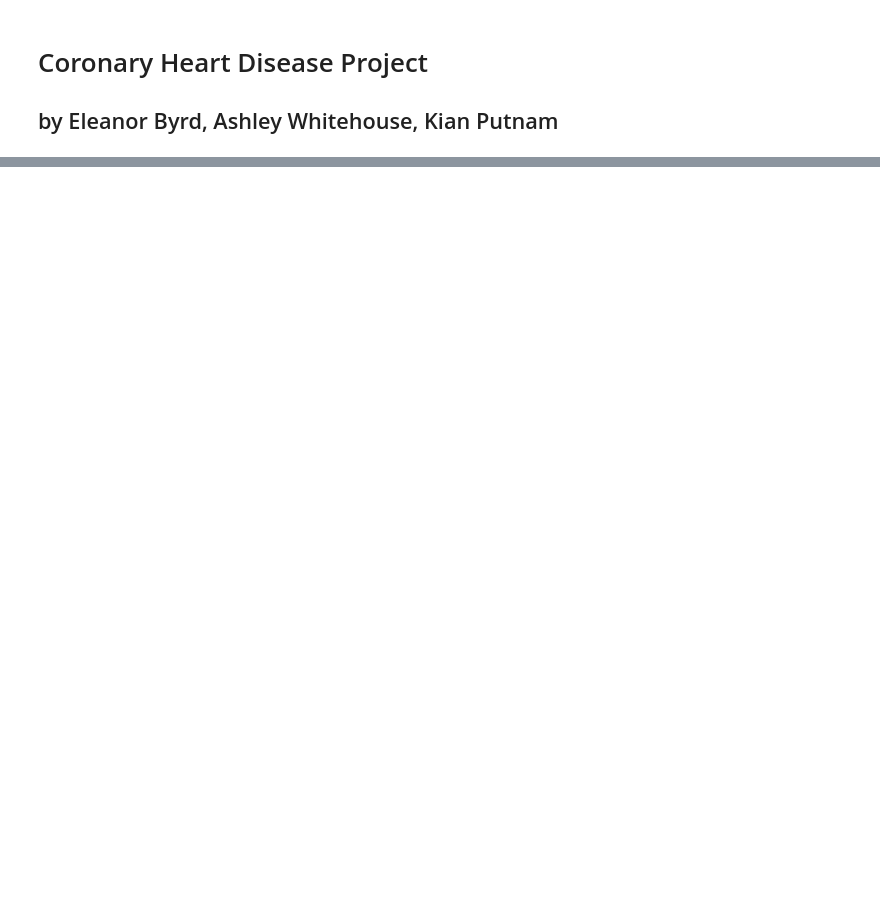
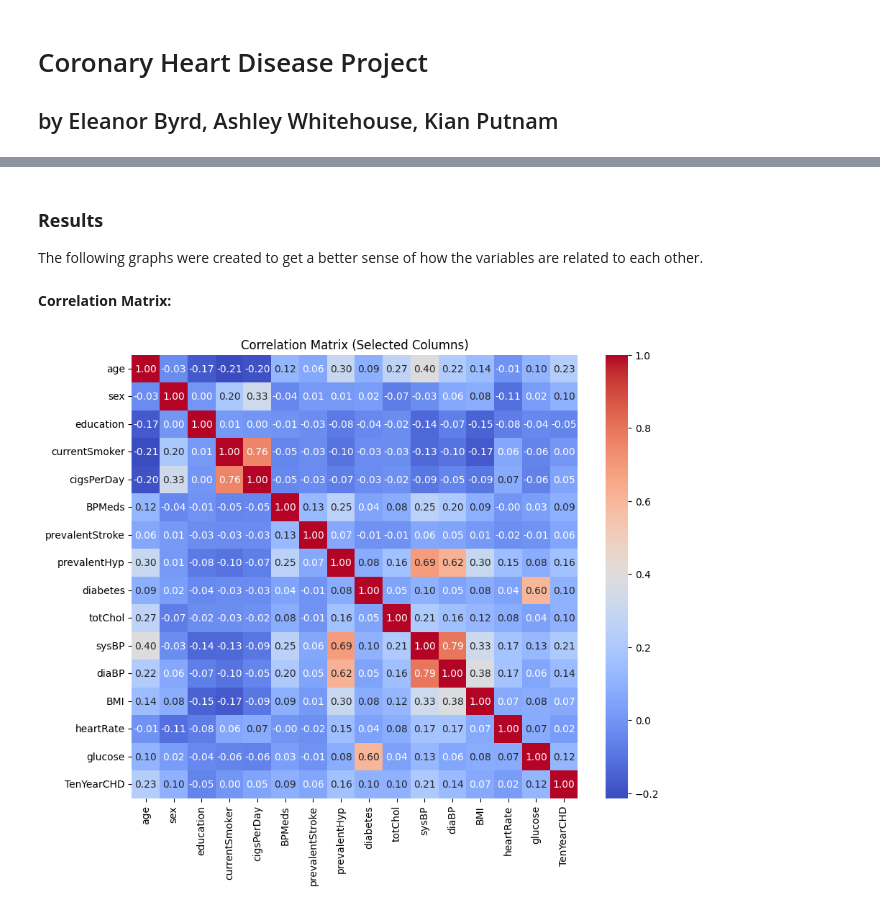
Before and after one commit to Kianjputnam/project_chd, a Jupyter notebook: Final_Paper.ipynb, the cells around one changed output, grey strips where cells are left out. Saved outputs shown, nothing was run; the diff lists cells and outputs as text; code cells hidden in the pictures; blank space fills up the shorter version.

Commit message:
Added results and summary section.

```diff
--- a/Final_Paper.ipynb
+++ b/Final_Paper.ipynb
@@ -79,0 +65,32 @@ This indicates whether the patient had coronary heart disease in 10 years. There
+# %% [markdown]
+### **Results**
+
+The following graphs were created to get a better sense of how the variables are related to each other.
+# %% [markdown]
+**Correlation Matrix:**
+# %%
+import pandas as pd
+import numpy as np
+import seaborn as sns
+import matplotlib.pyplot as plt
+
+clean_chd_train = pd.read_csv("./clean_chd_train.csv")
+
+selected_corr_columns = ['age','sex','education','currentSmoker','cigsPerDay','BPMeds',
+                         'prevalentStroke','prevalentHyp','diabetes','totChol','sysBP',
+                         'diaBP','BMI','heartRate','glucose','TenYearCHD'
+                         ]
+
+# Select only the specified columns
+train_selected = clean_chd_train[selected_corr_columns]
+
+# Calculate correlation matrix
+correlation_matrix_selected = train_selected.corr()
+
+# Plot correlation matrix
+plt.figure(figsize=(10, 8))
+sns.heatmap(correlation_matrix_selected, annot=True, cmap='coolwarm', fmt=".2f")
+plt.title('Correlation Matrix (Selected Columns)')
+plt.show()
+# %% [output]
+[figure, added]
```
Also changed, not shown: parts of 13 cells of this notebook.
